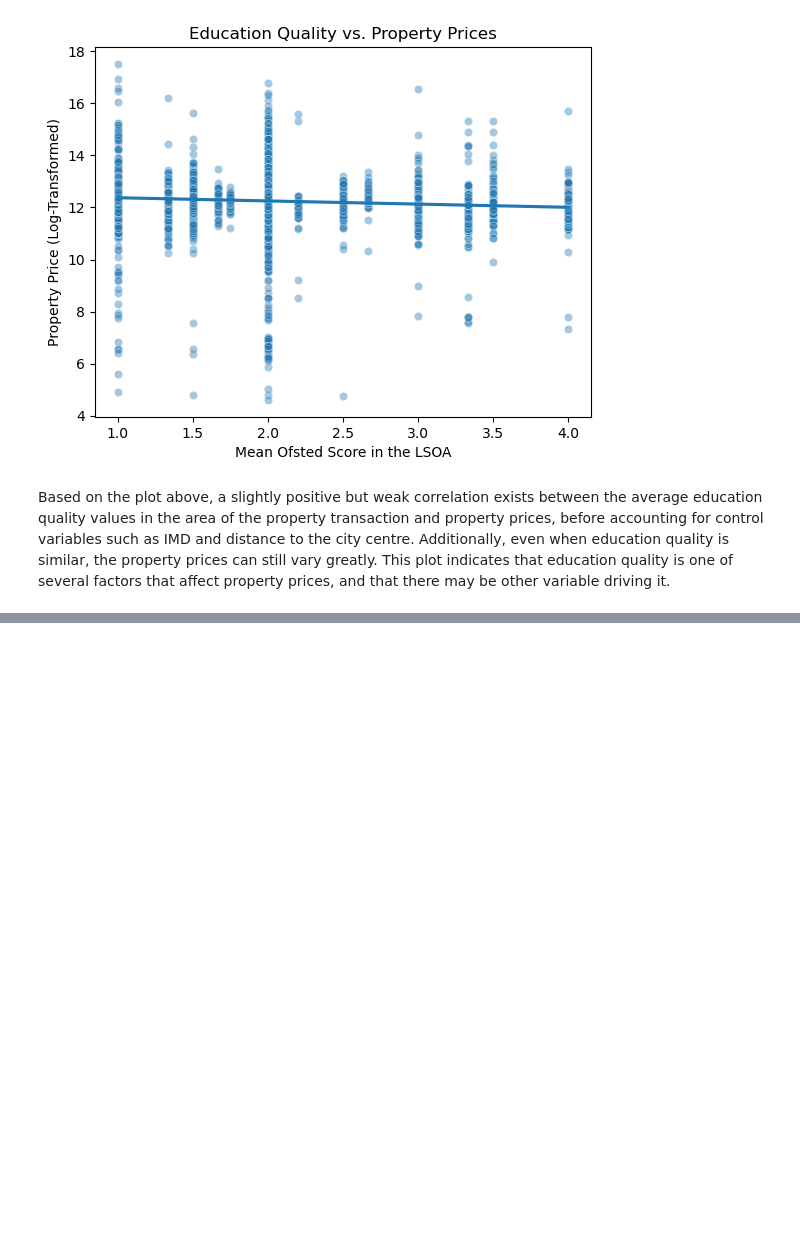
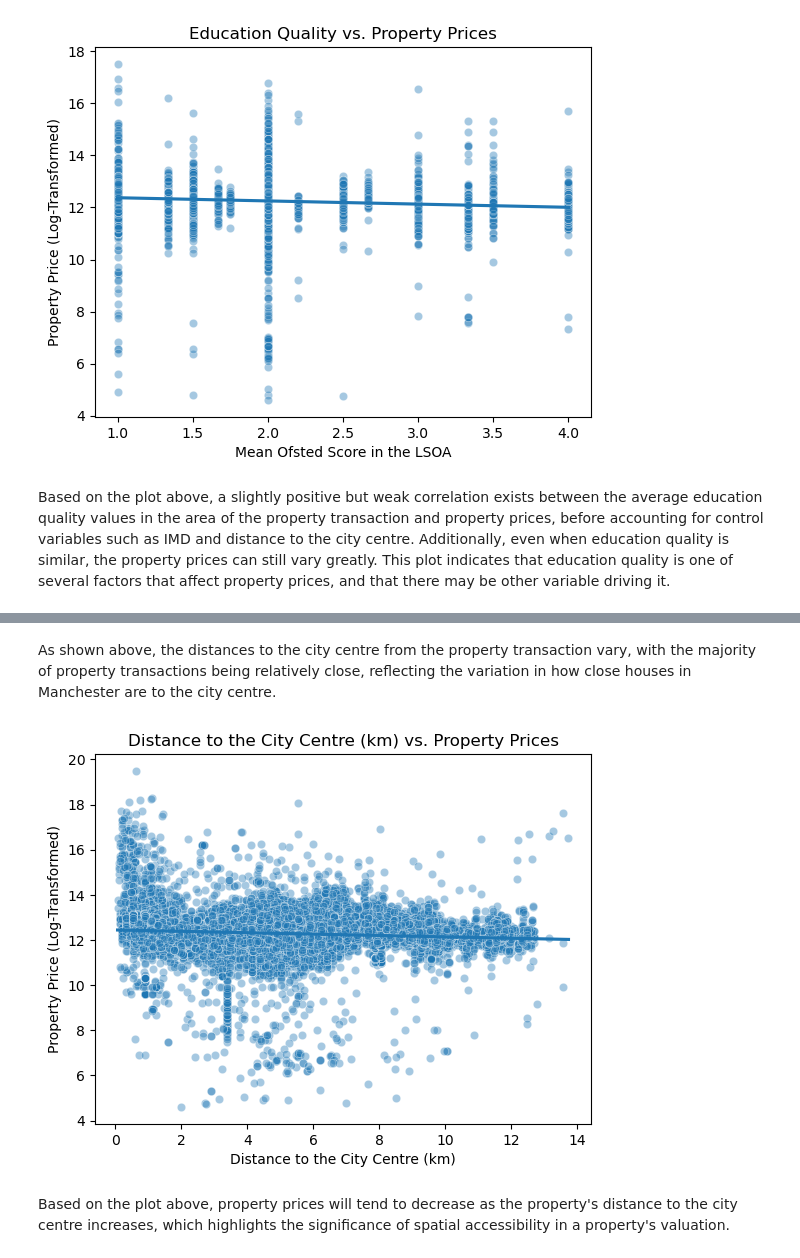
Before and after one commit to jonathanskuy/manchester-property-vs-education, a Jupyter notebook: notebooks/manchester_property_vs_education.ipynb, the cells around one changed output, grey strips where cells are left out. Saved outputs shown, nothing was run; the diff lists cells and outputs as text; code cells hidden in the pictures; blank space fills up the shorter version.

```diff
--- a/notebooks/manchester_property_vs_education.ipynb
+++ b/notebooks/manchester_property_vs_education.ipynb
@@ -1106,0 +1170,15 @@ Based on the plot above, a slightly positive but weak correlation exists between
+# %% [markdown]
+As shown above, the distances to the city centre from the property transaction vary, with the majority of property transactions being relatively close, reflecting the variation in how close houses in Manchester are to the city centre.
+# %%
+# Plotting the relationship between distance to the city centre (km) and property prices
+
+sns.scatterplot(data=df_final, x='distance_to_city_centre_km', y='log_price', alpha=0.4)
+sns.regplot(data=df_final, x='distance_to_city_centre_km', y='log_price', scatter=False)
+plt.xlabel('Distance to the City Centre (km)')
+plt.ylabel('Property Price (Log-Transformed)')
+plt.title('Distance to the City Centre (km) vs. Property Prices')
+plt.show()
+# %% [output]
+[figure, added]
+# %% [markdown]
+Based on the plot above, property prices will tend to decrease as the property's distance to the city centre increases, which highlights the significance of spatial accessibility in a property's valuation.
```
Also changed, not shown: parts of 7 cells of this notebook.
